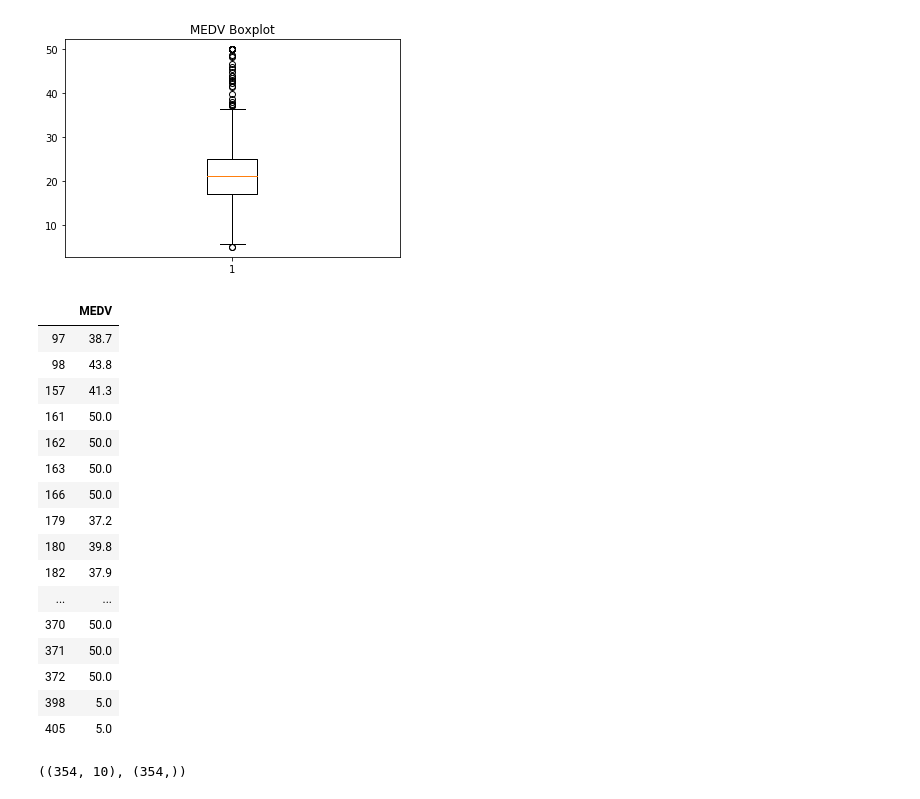
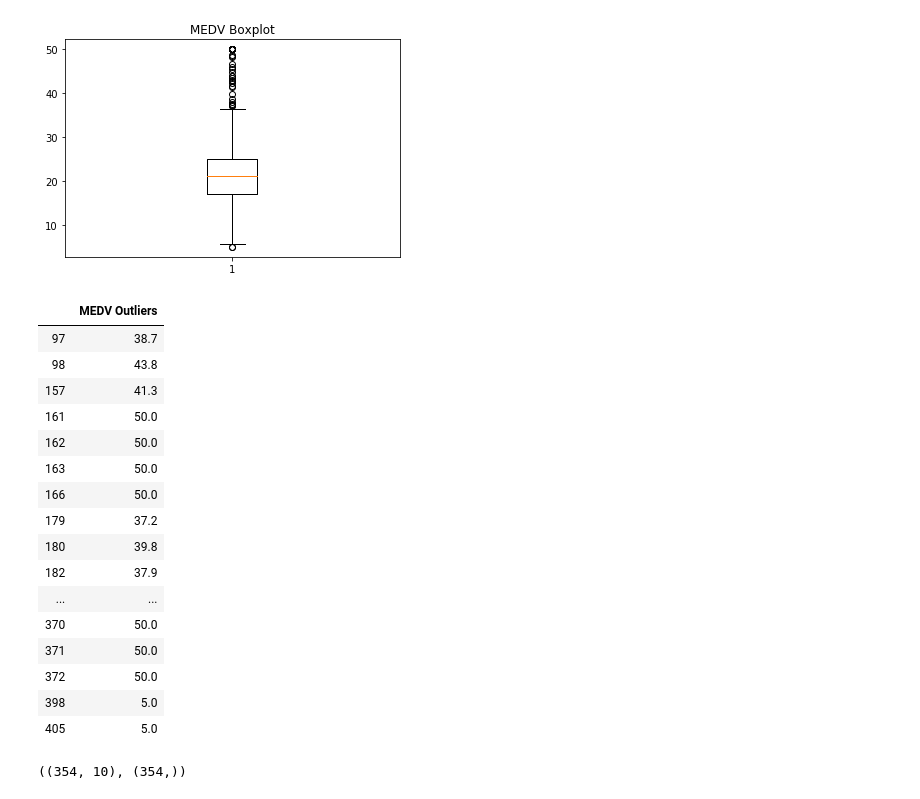
Before and after one commit to FerranDonoso/01-20-Boston-Dataset, a Jupyter notebook: Boston_House_Prices.ipynb, the cells around one changed output. Saved outputs shown, nothing was run; the diff lists cells and outputs as text; code cells hidden in the pictures.

```diff
--- a/Boston_House_Prices.ipynb
+++ b/Boston_House_Prices.ipynb
@@ -187,12 +191,12 @@ plt.show()
 # %%
 #outlier values
 Q1 = boston_df["MEDV"].quantile(0.25)
 Q3 = boston_df["MEDV"].quantile(0.75)
 IQR = Q3 - Q1
 
-boston_df[(df["MEDV"] < Q1 - 1.5 * IQR ) | (boston_df["MEDV"] > Q3 + 1.5 * IQR)]["MEDV"].to_frame()
+boston_df[(df["MEDV"] < Q1 - 1.5 * IQR ) | (boston_df["MEDV"] > Q3 + 1.5 * IQR)]["MEDV"].to_frame("MEDV Outliers")
 # %% [output]
-|  | MEDV |
+|  | MEDV Outliers |
 | 97 | 38.7 |
 | 98 | 43.8 |
 | 157 | 41.3 |
```
Also changed, not shown: parts of 16 cells of this notebook.
